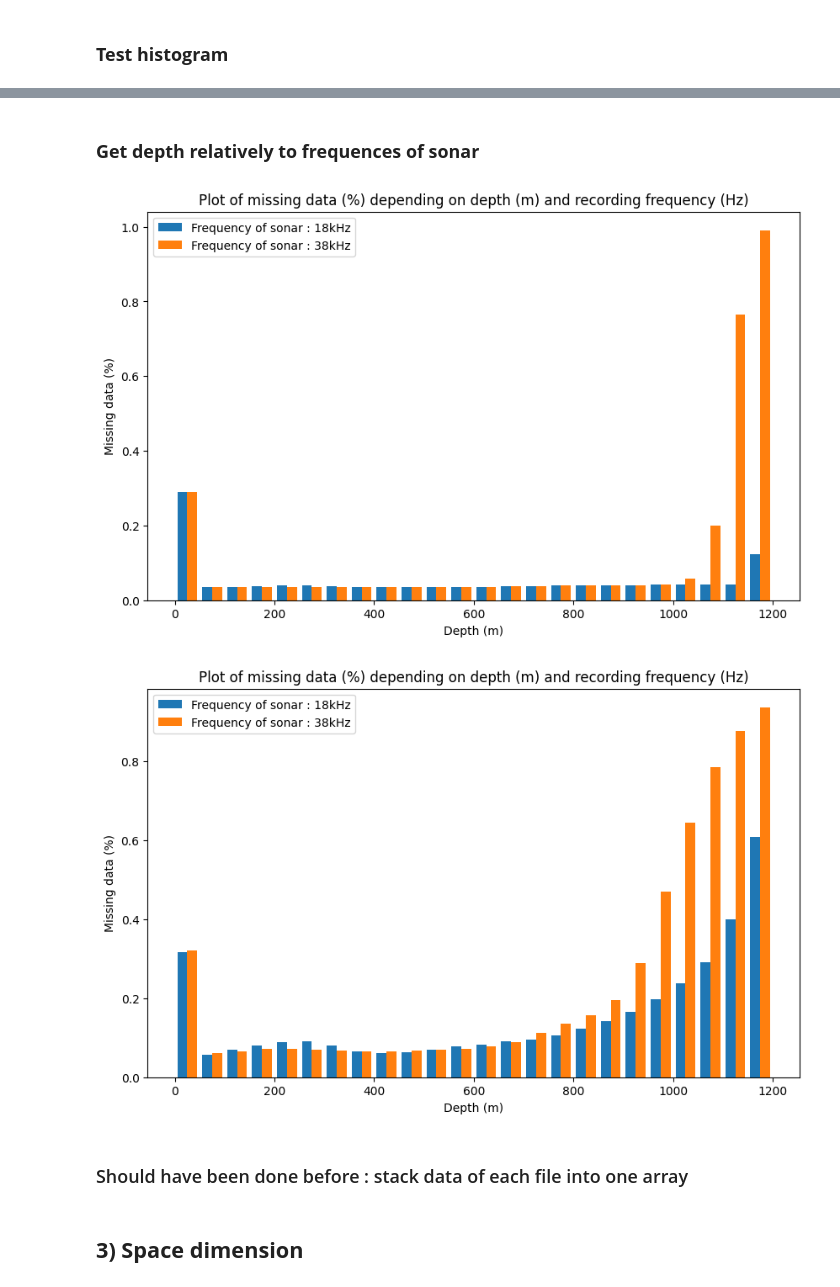
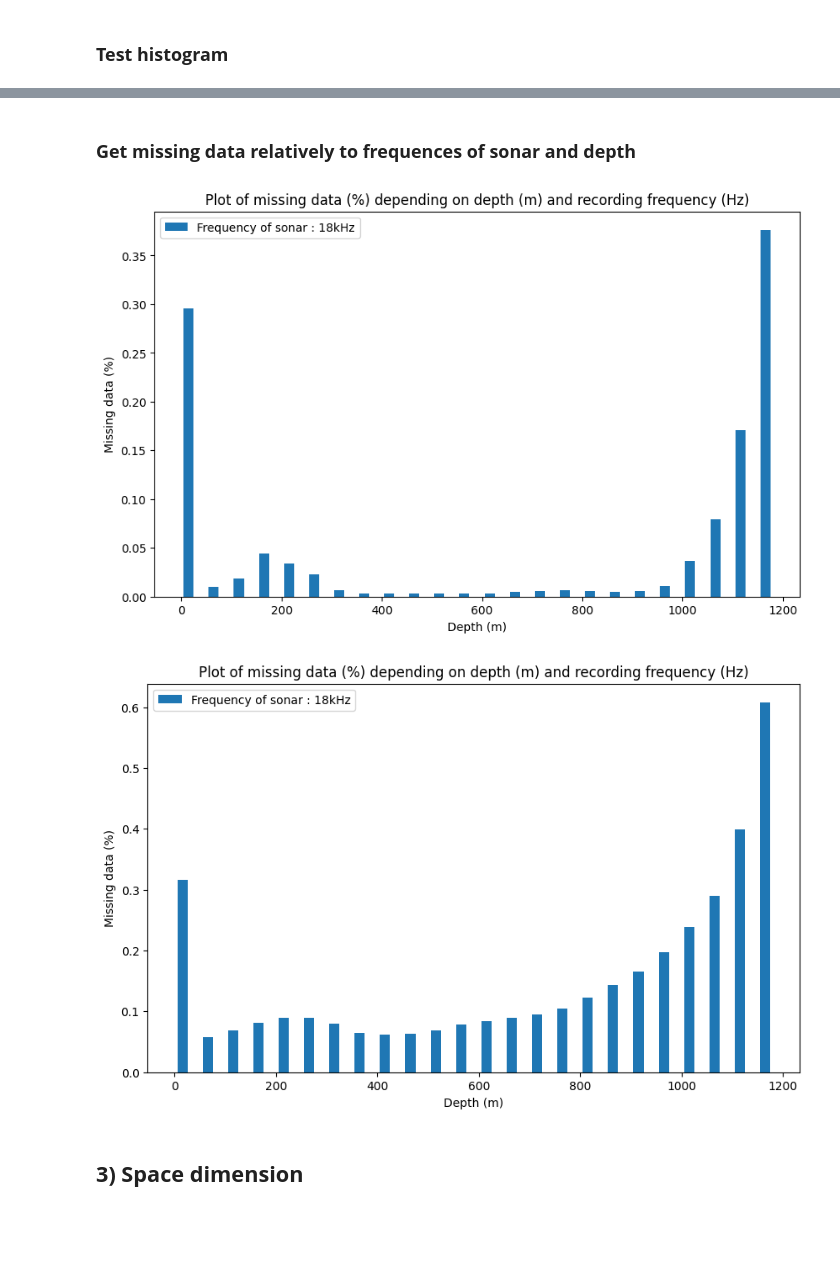
Before and after one commit to EliiseNicolas/Active-acoustic-datasets-analysis, a Jupyter notebook: src/open_netCDF.ipynb, the cells around one changed output, grey strips where cells are left out. Drawn from its saved outputs; the diff is of its cells as text; code cells hidden in the pictures; blank space fills up the shorter version.

```diff
--- a/src/open_netCDF.ipynb
+++ b/src/open_netCDF.ipynb
@@ -29,6 +29,11 @@ import os
 import math
 # %% [markdown]
 ## Explore data
+# %%
+base_path = "../data/acoustic_data/"
+eighteen_hz_path = base_path+"18Hz/IMOS_18Hz"
+eighteen_and_thirty_eight_hz_path = base_path+"18_38Hz/IMOS_18_and_38_Hz"
+thirty_eight_hz_path = base_path+"38Hz"
 # %% [markdown]
 ## **1) Data structure**
 # %% [markdown]
@@ -104,31 +109,29 @@ There is a total of  738553  samples
 # %% [markdown]
-### **Get depth relatively to frequences of sonar**
+### **Get missing data relatively to frequences of sonar and depth**
 # %%
 # test get_depth_depending_on_freq_sonar()
-list_cdf_files=get_list_files()    # Get all netcdf files path of folder chosen
+list_cdf_files=get_list_files(folder_path=eighteen_hz_path)    # Get all netcdf files path of folder chosen
 ds = open_dataset(3, list_cdf_files)    # Open netCDF into nc.Dataset
 
 # Get parameters
 depths = ds['DEPTH'][:]
-channels_dict={0 : '18kHz', 1:'38kHz'}
+channels_dict={0 : '18kHz'}
 
 # Count missing datas
-missing_datas = count_missing_data(ds, ['18kHz', '38kHz'])
+missing_datas = count_missing_data(ds, ['18kHz'])
 
 # Plot missing datas
-plot_missing_data(missing_datas, depths, 10, channels_dict, title=f"file 3", save=True)
+plot_missing_data(missing_datas, depths, 10, channels_dict, title=f"file 3", save=True, save_path=eighteen_hz_path)
 
 # Close dataset
 close_dataset(ds)     # Close dataset
 # %% [output]
-[figure, old version]
+[figure, new version]
 # %%
 all_missing_datas=get_missing_data_all_files()
-plot_missing_data(all_missing_datas, depths, 10, channels_dict, title="all_18_and_38Hz", save=True)
+plot_missing_data(all_missing_datas, depths, 10, channels_dict, title="all_18_and_38Hz", save=True, save_path=eighteen_hz_path)
 # %% [output]
-[figure, old version]
+[figure, new version]
-# %% [markdown]
-### Should have been done before : stack data of each file into one array
 # %% [markdown]
 ## **3) Space dimension**
 # %% [markdown]
```
Also changed, not shown: parts of 12 cells of this notebook, 9 other files.
